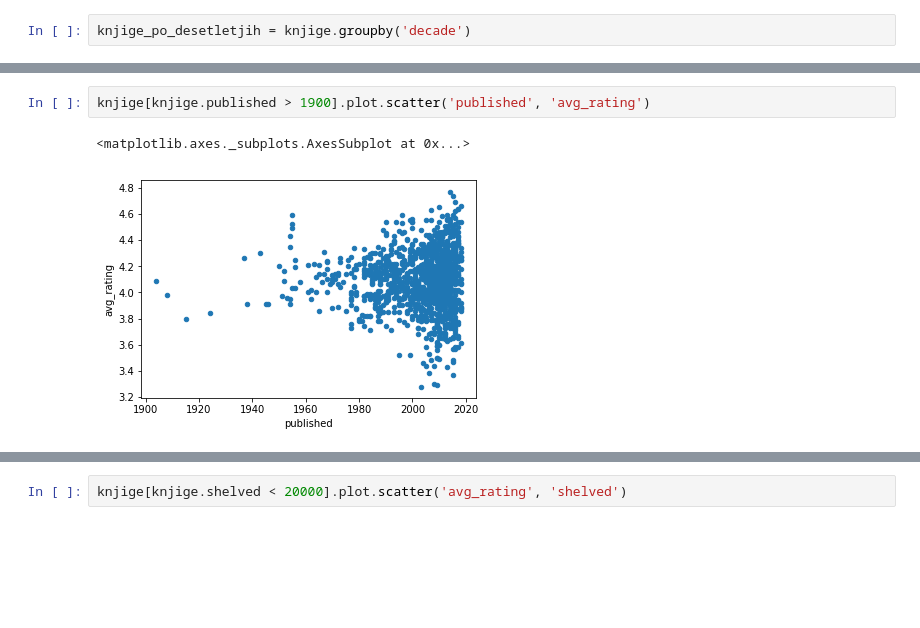
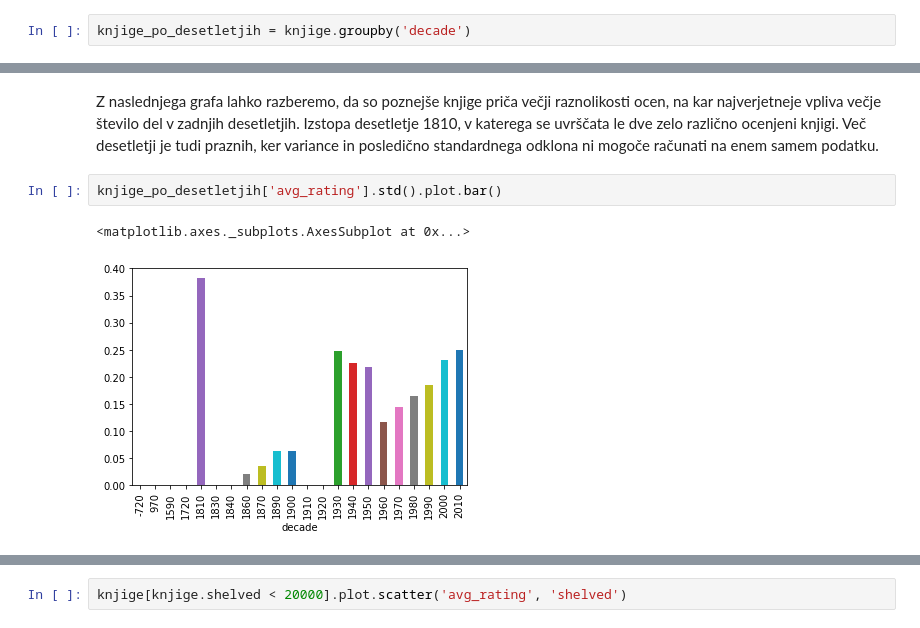
Before and after one commit to nikerzetic/programiranje-1-projektna-naloga, a Jupyter notebook: data_analysis.ipynb, the cells around one changed output, grey strips where cells are left out. Saved outputs shown, nothing was run; the diff lists cells and outputs as text; blank space fills up the shorter version.

```diff
--- a/data_analysis.ipynb
+++ b/data_analysis.ipynb
@@ -227,5 +142,7 @@ knjige.groupby('decade').size().plot.bar(x='decade', y=None)
-# %%
-knjige[knjige.published > 1900].plot.scatter('published', 'avg_rating')
-# %% [output]
-<matplotlib.axes._subplots.AxesSubplot at 0x...>
-[figure, removed]
+# %% [markdown]
+Z naslednjega grafa lahko razberemo, da so poznejše knjige priča večji raznolikosti ocen, na kar najverjetneje vpliva večje število del v zadnjih desetletjih. Izstopa desetletje 1810, v katerega se uvrščata le dve zelo različno ocenjeni knjigi. Več desetletji je tudi praznih, ker variance in posledično standardnega odklona ni mogoče računati na enem samem podatku.
+# %%
+knjige_po_desetletjih['avg_rating'].std().plot.bar()
+# %% [output]
+<matplotlib.axes._subplots.AxesSubplot at 0x...>
+[figure, added]
```
Also changed, not shown: parts of 52 cells of this notebook, 1 other file.
